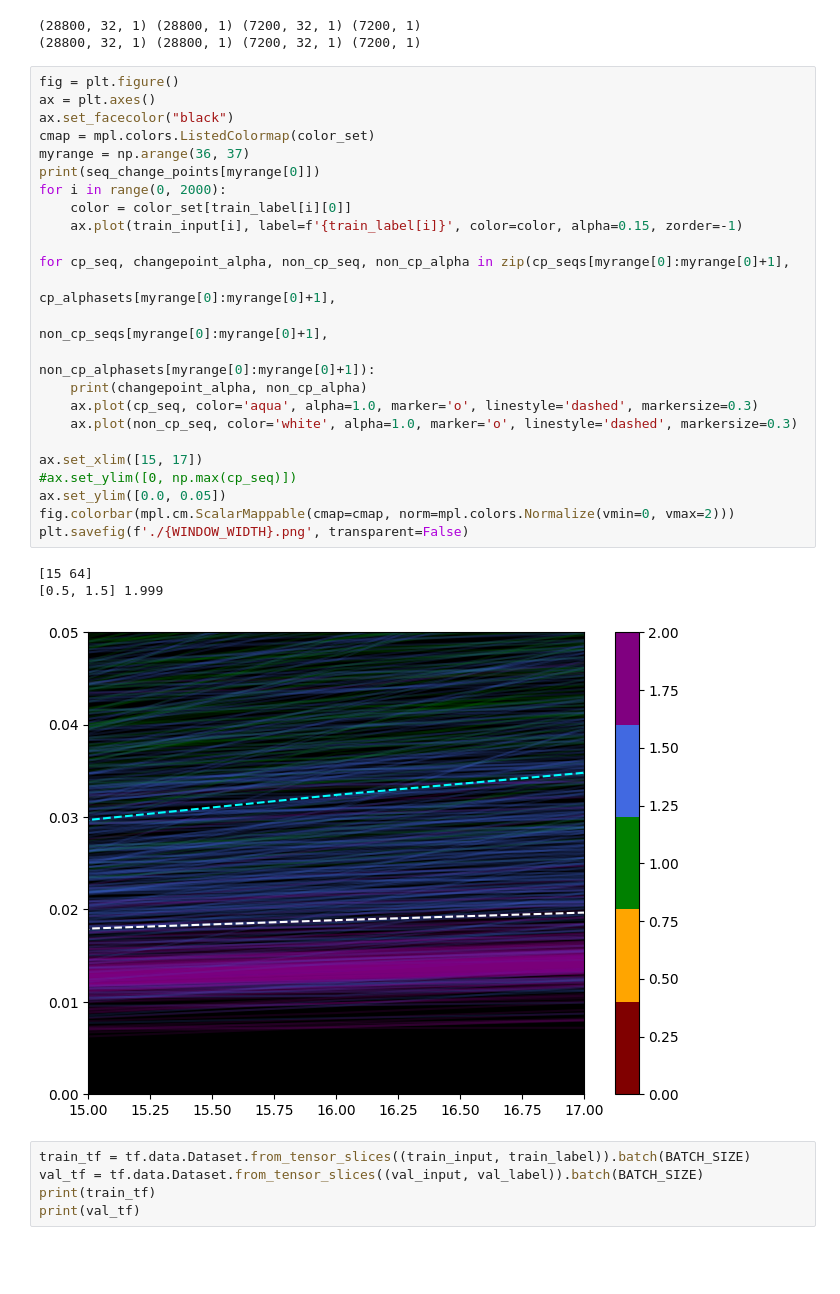
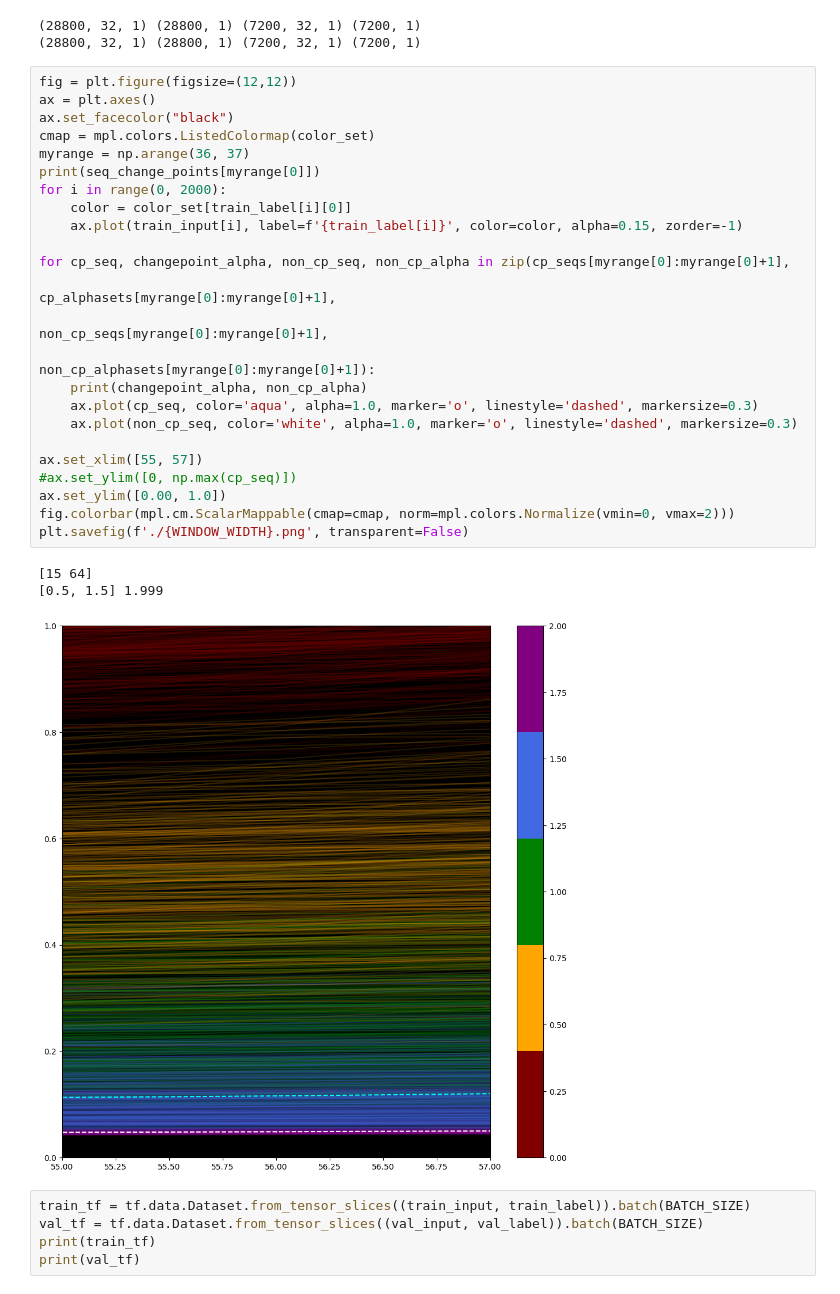
Before and after one commit to JunwooParkSaribu/SPT_a, a Jupyter notebook: analysis_modeling/training_sample3.ipynb, the cells around one changed output. Cells and saved outputs as stored; diff of their text form; blank space fills up the shorter version.

```diff
--- a/analysis_modeling/training_sample3.ipynb
+++ b/analysis_modeling/training_sample3.ipynb
@@ -462,33 +462,33 @@ print(train_input.shape, train_label.shape, val_input.shape, val_label.shape)
 (28800, 32, 1) (28800, 1) (7200, 32, 1) (7200, 1)
 (28800, 32, 1) (28800, 1) (7200, 32, 1) (7200, 1)
 # %%
-fig = plt.figure()
+fig = plt.figure(figsize=(12,12))
 ax = plt.axes()
 ax.set_facecolor("black")
 cmap = mpl.colors.ListedColormap(color_set)
 myrange = np.arange(36, 37)
 print(seq_change_points[myrange[0]])
 for i in range(0, 2000):
     color = color_set[train_label[i][0]]
     ax.plot(train_input[i], label=f'{train_label[i]}', color=color, alpha=0.15, zorder=-1)
 
 for cp_seq, changepoint_alpha, non_cp_seq, non_cp_alpha in zip(cp_seqs[myrange[0]:myrange[0]+1],
                                                                cp_alphasets[myrange[0]:myrange[0]+1],
                                                                non_cp_seqs[myrange[0]:myrange[0]+1],
                                                                non_cp_alphasets[myrange[0]:myrange[0]+1]):
     print(changepoint_alpha, non_cp_alpha)
     ax.plot(cp_seq, color='aqua', alpha=1.0, marker='o', linestyle='dashed', markersize=0.3)
     ax.plot(non_cp_seq, color='white', alpha=1.0, marker='o', linestyle='dashed', markersize=0.3)
 
-ax.set_xlim([15, 17])
+ax.set_xlim([55, 57])
 #ax.set_ylim([0, np.max(cp_seq)])
-ax.set_ylim([0.0, 0.05])
+ax.set_ylim([0.00, 1.0])
 fig.colorbar(mpl.cm.ScalarMappable(cmap=cmap, norm=mpl.colors.Normalize(vmin=0, vmax=2)))
 plt.savefig(f'./{WINDOW_WIDTH}.png', transparent=False)
 # %% [output]
 [15 64]
 [0.5, 1.5] 1.999
-[figure, old version]
+[figure, new version]
 # %%
 train_tf = tf.data.Dataset.from_tensor_slices((train_input, train_label)).batch(BATCH_SIZE)
 val_tf = tf.data.Dataset.from_tensor_slices((val_input, val_label)).batch(BATCH_SIZE)
```
